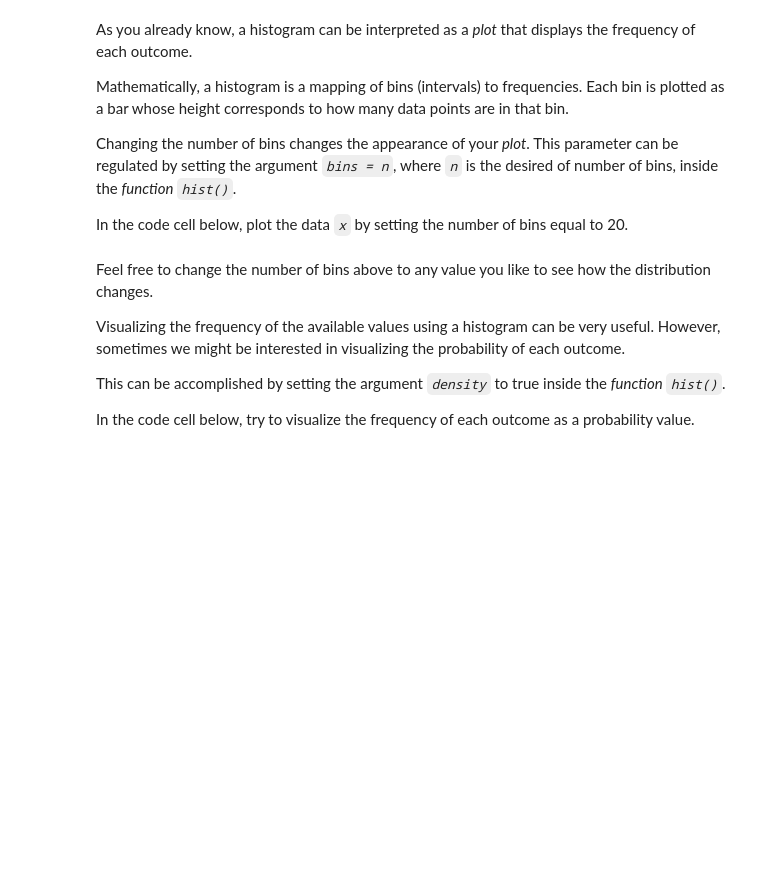
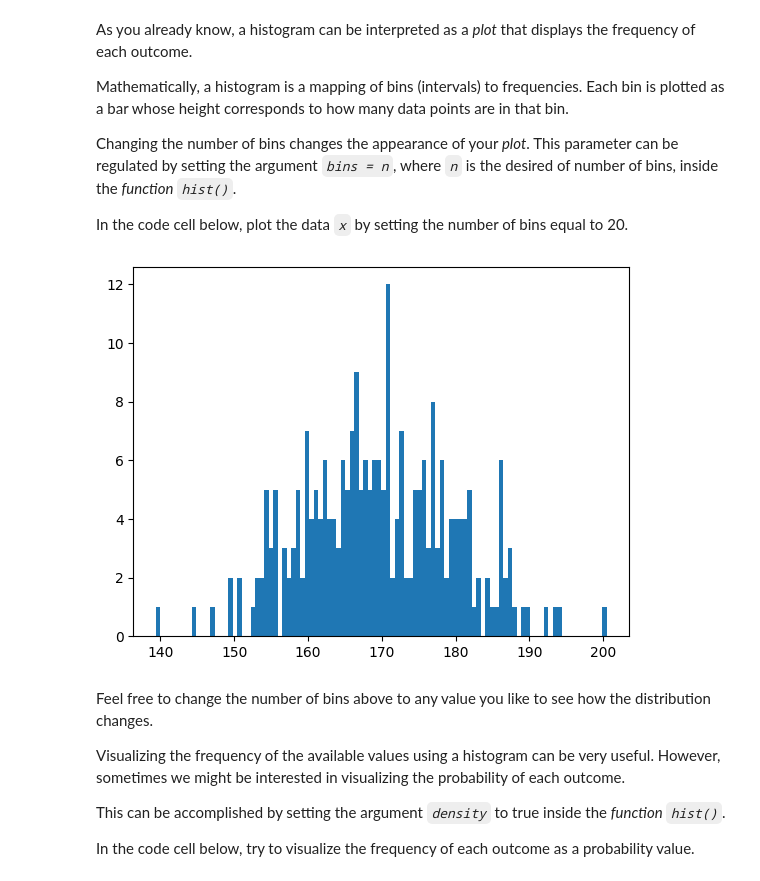
Before and after one commit to andrewcbuensalida/numpy-mit, a Jupyter notebook: histograms.ipynb, the cells around one changed output. Drawn from its saved outputs; the diff is of its cells as text; code cells hidden in the pictures; blank space fills up the shorter version.

```diff
--- a/histograms.ipynb
+++ b/histograms.ipynb
@@ -46,9 +67,11 @@ Changing the number of bins changes the appearance of your *plot*. This paramete
 
 In the code cell below, plot the data *`x`* by setting the number of bins equal to 20.
 # %%
-plt.hist(x, bins = ...)
+plt.hist(x, bins = 100)
 
 plt.show()
+# %% [output]
+[figure, added]
 # %% [markdown]
 Feel free to change the number of bins above to any value you like to see how the distribution changes.
 
```
Also changed, not shown: parts of 10 cells of this notebook, 8 other files.
